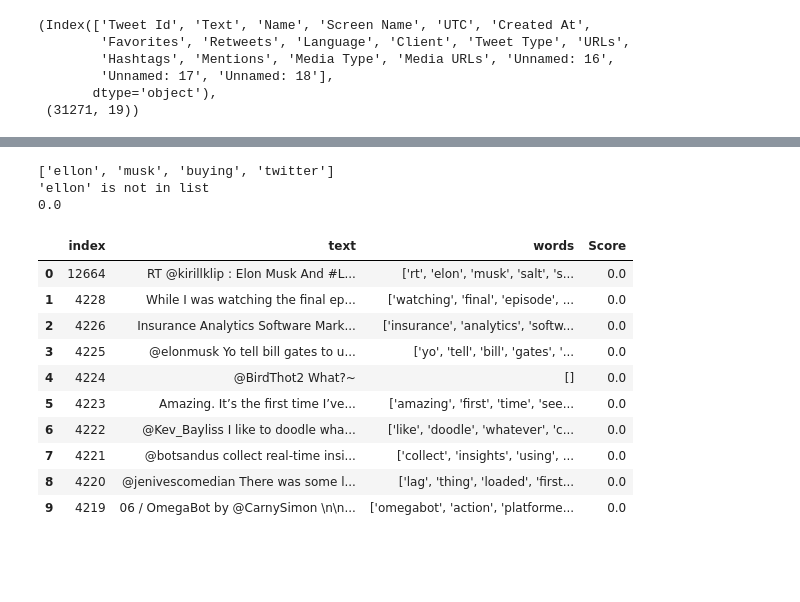
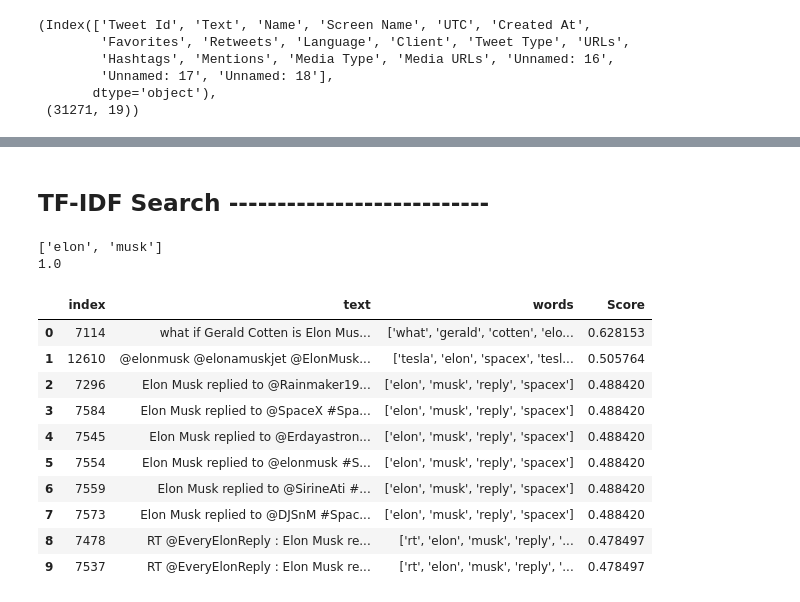
Before and after one commit to IR1401-Spring-Final-Projects/SocialMedia1401-26, a Jupyter notebook: intro.ipynb, the cells around one changed output, grey strips where cells are left out. Cells and saved outputs as stored; diff of their text form; code cells hidden in the pictures; blank space fills up the shorter version.

```diff
--- a/intro.ipynb
+++ b/intro.ipynb
@@ -75,3 +94,5 @@ df.columns, df.shape
 # %%
 df = df[df['Language'] == 'en']
 df.reset_index(drop=True, inplace=True)
+df.drop_duplicates(subset="Text", keep='first', inplace=True, ignore_index=True)
+df.info()
@@ -78,2 +116,0 @@ df.reset_index(drop=True, inplace=True)
-# %%
-df.drop_duplicates(subset="Text", keep='first', inplace=True, ignore_index=False)
@@ -79,0 +333,3 @@ df.drop_duplicates(subset="Text", keep='first', inplace=True, ignore_index=False
+# %%
+preprocessor = Preprocessor()
+df = preprocessor.perform_clean_lemmatize_tokenize(df)
@@ -100,17 +349,3 @@ memory usage: 1.9+ MB
-# %%
-from nltk.corpus import stopwords
-import re
-def text_to_words(text):
-    text = text.lower()
-    text = re.sub(
-    "(https?://(?:www\.|(?!www))[a-zA-Z0-9][a-zA-Z0-9-]+[a-zA-Z0-9]\.[^\s]{2,}|www\.[a-zA-Z0-9][a-zA-Z0-9-]+[a-zA-Z0-9]\.[^\s]{2,}|https?://(?:www\.|(?!www))[a-zA-Z0-9]+\.[^\s]{2,}|www\.[a-zA-Z0-9]+\.[^\s]{2,})",
-    "", text)
-    text = re.sub("#\w+", "", text)
-    text = re.sub("@\w+", "", text)
-    words = nltk.word_tokenize(text)
-    words = [word for word in words if word not in stopwords.words('english') and word.isalpha()]
-    return words
-df['Text_words'] = df['Text'].apply(text_to_words)
 # %%
 df['Text_words'].explode().value_counts().reset_index().head(30)
 # %% [output]
@@ -176,3 +411,5 @@ nltk.FreqDist(df['Text_words'].explode()).most_common(20)
+# %% [markdown]
+## TF-IDF Search ---------------------------
 # %%
 import pandas as pd
 import numpy as np
@@ -230,23 +467,22 @@ class TFIDFSearch:
         return a
 # %%
 model = TFIDFSearch()
-results = model.search(10, "Ellon musk buying twitter")
+results = model.search(10, "Elon musk")
 results
 # %% [output]
-['ellon', 'musk', 'buying', 'twitter']
-'ellon' is not in list
-0.0
+['elon', 'musk']
+1.0
 |  | index | text | words | Score |
-| 0 | 12664 | RT @kirillklip : Elon Musk And #L... | ['rt', 'elon', 'musk', 'salt', 's... | 0.0 |
-| 1 | 4228 | While I was watching the final ep... | ['watching', 'final', 'episode', ... | 0.0 |
-| 2 | 4226 | Insurance Analytics Software Mark... | ['insurance', 'analytics', 'softw... | 0.0 |
-| 3 | 4225 | @elonmusk Yo tell bill gates to u... | ['yo', 'tell', 'bill', 'gates', '... | 0.0 |
-| 4 | 4224 | @BirdThot2 What?~ | [] | 0.0 |
-| 5 | 4223 | Amazing. It’s the first time I’ve... | ['amazing', 'first', 'time', 'see... | 0.0 |
-| 6 | 4222 | @Kev_Bayliss I like to doodle wha... | ['like', 'doodle', 'whatever', 'c... | 0.0 |
-| 7 | 4221 | @botsandus collect real-time insi... | ['collect', 'insights', 'using', ... | 0.0 |
-| 8 | 4220 | @jenivescomedian There was some l... | ['lag', 'thing', 'loaded', 'first... | 0.0 |
-| 9 | 4219 | 06 / OmegaBot by @CarnySimon \n\n... | ['omegabot', 'action', 'platforme... | 0.0 |
+| 0 | 7114 | what if Gerald Cotten is Elon Mus... | ['what', 'gerald', 'cotten', 'elo... | 0.628153 |
+| 1 | 12610 | @elonmusk @elonamuskjet @ElonMusk... | ['tesla', 'elon', 'spacex', 'tesl... | 0.505764 |
+| 2 | 7296 | Elon Musk replied to @Rainmaker19... | ['elon', 'musk', 'reply', 'spacex'] | 0.488420 |
+| 3 | 7584 | Elon Musk replied to @SpaceX #Spa... | ['elon', 'musk', 'reply', 'spacex'] | 0.488420 |
+| 4 | 7545 | Elon Musk replied to @Erdayastron... | ['elon', 'musk', 'reply', 'spacex'] | 0.488420 |
+| 5 | 7554 | Elon Musk replied to @elonmusk #S... | ['elon', 'musk', 'reply', 'spacex'] | 0.488420 |
+| 6 | 7559 | Elon Musk replied to @SirineAti #... | ['elon', 'musk', 'reply', 'spacex'] | 0.488420 |
+| 7 | 7573 | Elon Musk replied to @DJSnM #Spac... | ['elon', 'musk', 'reply', 'spacex'] | 0.488420 |
+| 8 | 7478 | RT @EveryElonReply : Elon Musk re... | ['rt', 'elon', 'musk', 'reply', '... | 0.478497 |
+| 9 | 7537 | RT @EveryElonReply : Elon Musk re... | ['rt', 'elon', 'musk', 'reply', '... | 0.478497 |
 # %%
 for i, res in enumerate(results.text):
     print(f"{i}: ")
```
Also changed, not shown: parts of 22 cells of this notebook, 2 other files.
